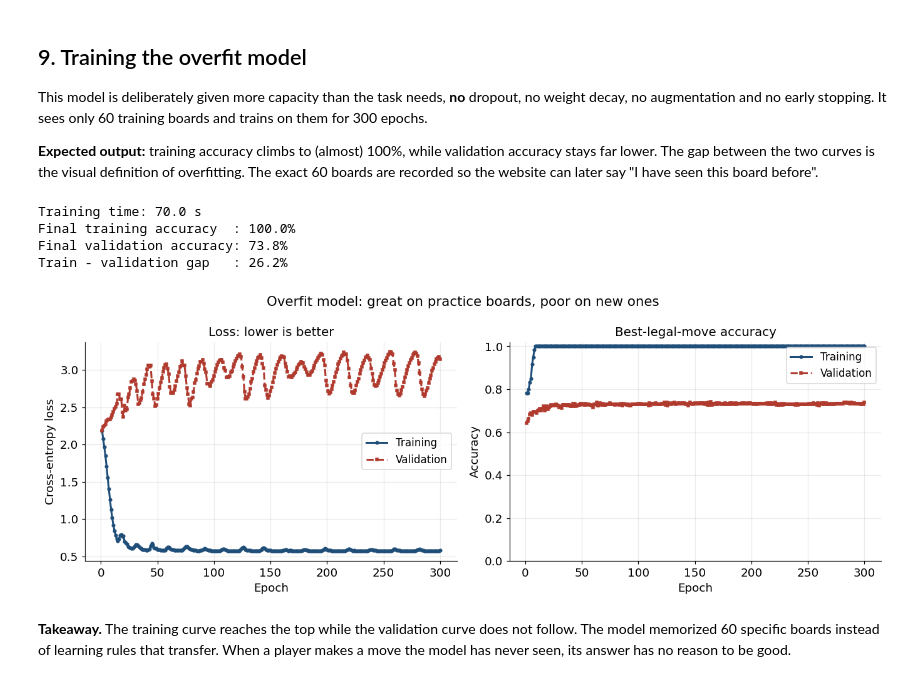
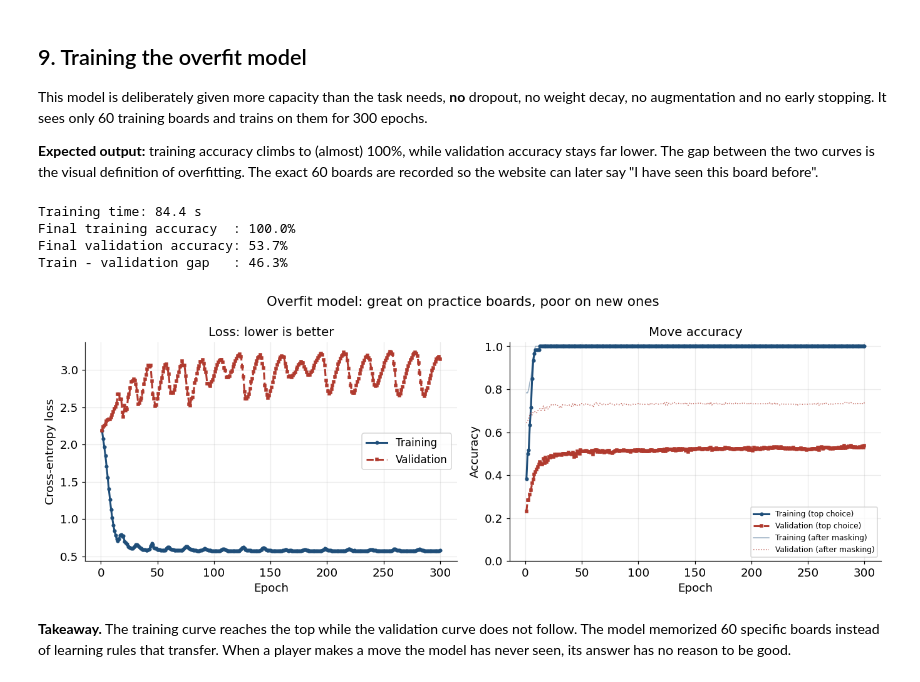
Before and after one commit to Srabon-bot/cnn-tictactoe-playground, a Jupyter notebook: tictactoe_cnn.ipynb, the cells around one changed output. Saved outputs shown, nothing was run; the diff lists cells and outputs as text; code cells hidden in the pictures.

```diff
--- a/tictactoe_cnn.ipynb
+++ b/tictactoe_cnn.ipynb
@@ -959,7 +996,7 @@ low, with only a small gap between them. That is underfitting: the model is weak
 not just on new boards.
 # %%
 start = time.time()
-underfit_callback = MaskedAccuracyHistory(X_train, opt_train, X_val, opt_val)
+underfit_callback = MoveAccuracyHistory(X_train, opt_train, X_val, opt_val)
 underfit_fit = MODELS["underfit"].fit(
     X_train,
     y_train,
@@ -1004,36 +1041,36 @@ The exact 60 boards are recorded so the website can later say "I have seen this
 before".
 # %%
 start = time.time()
-overfit_callback = MaskedAccuracyHistory(X_overfit, opt_overfit, X_val, opt_val)
+overfit_callback = MoveAccuracyHistory(X_overfit, opt_overfit, X_val, opt_val)
 overfit_fit = MODELS["overfit"].fit(
     X_overfit,
     y_overfit,
     validation_data=(X_val, y_val),
     epochs=CONFIG["overfit"]["epochs"],
     batch_size=CONFIG["overfit"]["batch_size"],
     verbose=0,
     callbacks=[overfit_callback],
 )
 overfit_seconds = time.time() - start
 history_overfit = merge_history(overfit_fit, overfit_callback)
 
 overfit_gap = history_overfit["accuracy"][-1] - history_overfit["val_accuracy"][-1]
 print(f"Training time: {overfit_seconds:.1f} s")
 print(f"Final training accuracy  : {history_overfit['accuracy'][-1]:.1%}")
 print(f"Final validation accuracy: {history_overfit['val_accuracy'][-1]:.1%}")
 print(f"Train - validation gap   : {overfit_gap:.1%}")
 
 plot_training_curves(
     history_overfit,
     "Overfit model: great on practice boards, poor on new ones",
     "curves_overfit.png",
 )
 # %% [output]
-Training time: 70.0 s
+Training time: 84.4 s
 Final training accuracy  : 100.0%
-Final validation accuracy: 73.8%
-Train - validation gap   : 26.2%
+Final validation accuracy: 53.7%
+Train - validation gap   : 46.3%
-[figure, old version]
+[figure, new version]
 # %% [markdown]
 **Takeaway.** The training curve reaches the top while the validation curve does not
 follow. The model memorized 60 specific boards instead of learning rules that transfer.
```
Also changed, not shown: parts of 25 cells of this notebook, 21 other files.
